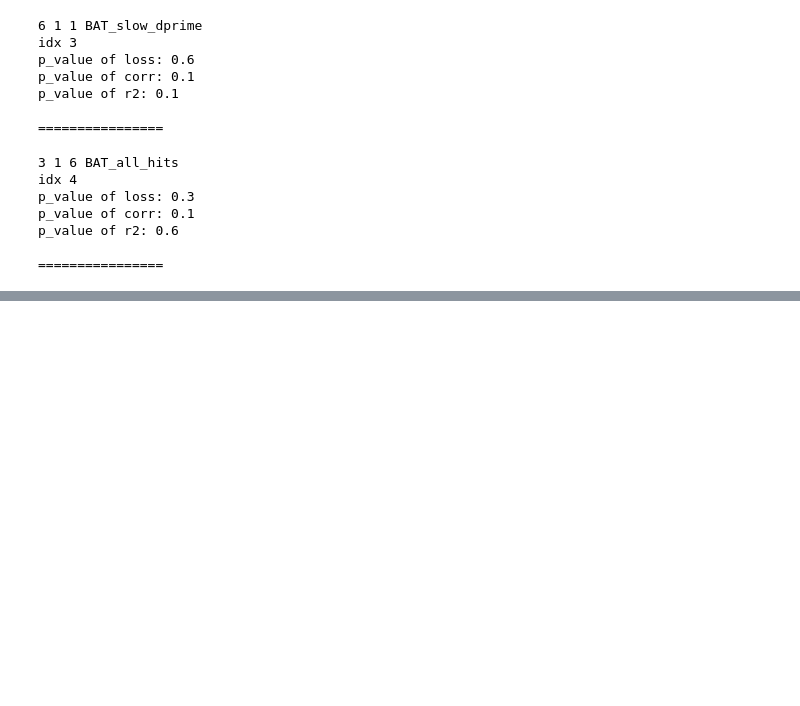
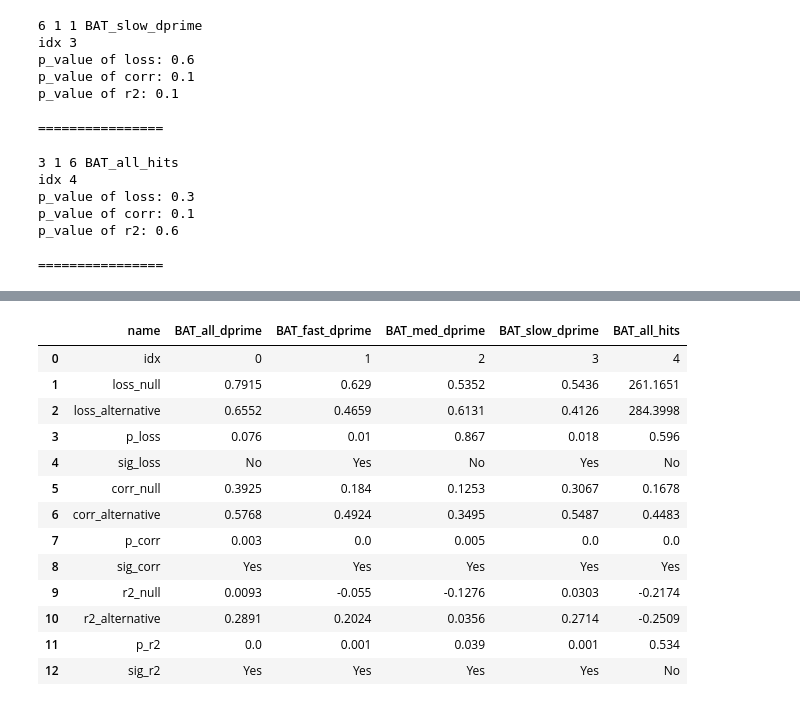
Before and after one commit to mtnusf97/beathhealth, a Jupyter notebook: deep/deep_pipeline.ipynb, the cells around one changed output, grey strips where cells are left out. Drawn from its saved outputs; the diff is of its cells as text; code cells hidden in the pictures; blank space fills up the shorter version.

```diff
--- a/deep/deep_pipeline.ipynb
+++ b/deep/deep_pipeline.ipynb
@@ -395,8 +374,3 @@ p_value of corr: 0.1
 p_value of r2: 0.6
 
 ================
-# %%
-with open('results/BAT_med_dprime.pkl', 'rb') as f:
-    loaded_dict = pickle.load(f)
-
-loaded_dict
@@ -421,16 +376,0 @@ loaded_dict
-# %%
-p_loss = 0
-p_corr = 0
-p_r2 = 0
-for i in range(n_shuff):
-    if loaded_dict['loss'][i] < loaded_dict['best_results']['loss']:
-        p_loss +=1
-        print('loss:', i)
-    if loaded_dict['corr'][i] > loaded_dict['best_results']['corr']:
-        p_corr +=1
-        print('corr:', i)
-    if loaded_dict['r2'][i] > loaded_dict['best_results']['r2']:
-        p_r2 +=1
-        print('r2:', i)
-
-print(p_loss, p_corr, p_r2)
@@ -452,8 +376,0 @@ loss: 9
-# %%
-p_loss = 0
-p_corr = 0
-p_r2 = 0
-for i in range(n_shuff):
-    p_loss += 1 if loaded_dict['loss'][i] < loaded_dict['best_results']['loss'] else 0
-    p_corr += 1 if loaded_dict['corr'][i] > loaded_dict['best_results']['corr'] else 0
-    p_r2 += 1 if loaded_dict['r2'][i] > loaded_dict['best_results']['r2'] else 0
@@ -471,0 +388,8 @@ p_r2
+# %%
+# data
+
+df_to_run = pd.read_csv('../data/deep_test_retest_imputed.csv')
+# df_to_run = pd.read_csv('data/deep_test_retest_imputed_measures_standardized.csv')
+data_arr = df_to_run.iloc[:,2:].to_numpy()
+X = data_arr[:, :12]
+y_total = data_arr[:, 12:]
@@ -471,0 +490,17 @@ p_r2
+# %%
+pd.DataFrame(results_df)
+# %% [output]
+|  | name | BAT_all_dprime | BAT_fast_dprime | BAT_med_dprime | BAT_slow_dprime | BAT_all_hits |
+| 0 | idx | 0 | 1 | 2 | 3 | 4 |
+| 1 | loss_null | 0.7915 | 0.629 | 0.5352 | 0.5436 | 261.1651 |
+| 2 | loss_alternative | 0.6552 | 0.4659 | 0.6131 | 0.4126 | 284.3998 |
+| 3 | p_loss | 0.076 | 0.01 | 0.867 | 0.018 | 0.596 |
+| 4 | sig_loss | No | Yes | No | Yes | No |
+| 5 | corr_null | 0.3925 | 0.184 | 0.1253 | 0.3067 | 0.1678 |
+| 6 | corr_alternative | 0.5768 | 0.4924 | 0.3495 | 0.5487 | 0.4483 |
+| 7 | p_corr | 0.003 | 0.0 | 0.005 | 0.0 | 0.0 |
+| 8 | sig_corr | Yes | Yes | Yes | Yes | Yes |
+| 9 | r2_null | 0.0093 | -0.055 | -0.1276 | 0.0303 | -0.2174 |
+| 10 | r2_alternative | 0.2891 | 0.2024 | 0.0356 | 0.2714 | -0.2509 |
+| 11 | p_r2 | 0.0 | 0.001 | 0.039 | 0.001 | 0.534 |
+| 12 | sig_r2 | Yes | Yes | Yes | Yes | No |
```
Also changed, not shown: parts of 13 cells of this notebook, 1 other file.
